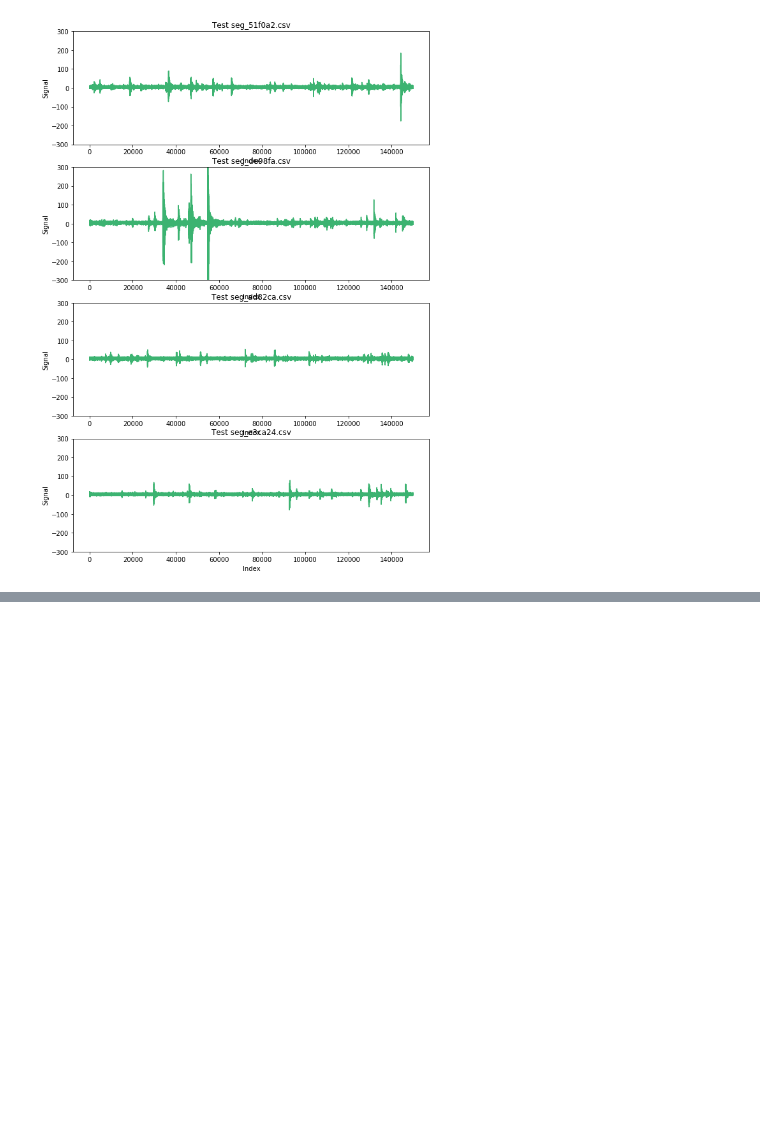
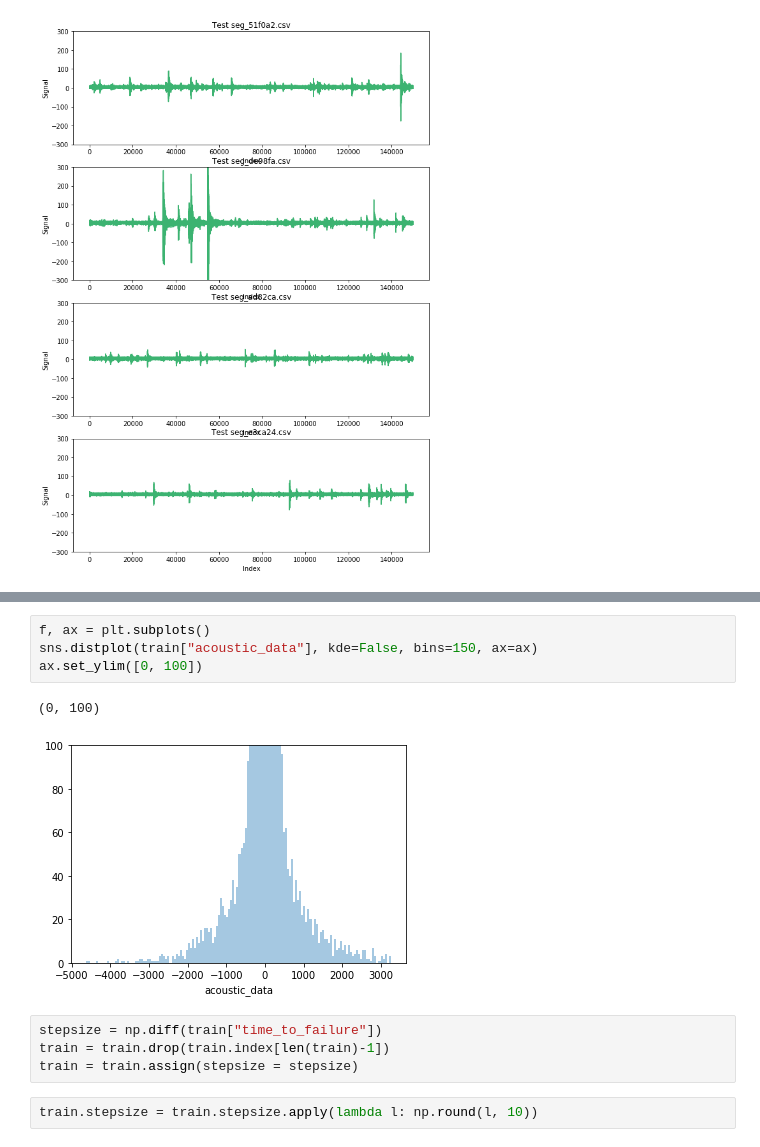
Before and after one commit to sbussmann/earthquake-prediction, a Jupyter notebook: notebooks/1.0-rsb-initial-data-exploration.ipynb, the cells around one changed output, grey strips where cells are left out. Drawn from its saved outputs; the diff is of its cells as text; blank space fills up the shorter version.

```diff
--- a/notebooks/1.0-rsb-initial-data-exploration.ipynb
+++ b/notebooks/1.0-rsb-initial-data-exploration.ipynb
@@ -91,0 +122,13 @@ for n in range(4):
+# %%
+f, ax = plt.subplots()
+sns.distplot(train["acoustic_data"], kde=False, bins=150, ax=ax)
+ax.set_ylim([0, 100])
+# %% [output]
+(0, 100)
+[figure, added]
+# %%
+stepsize = np.diff(train["time_to_failure"])
+train = train.drop(train.index[len(train)-1])
+train = train.assign(stepsize = stepsize)
+# %%
+train.stepsize = train.stepsize.apply(lambda l: np.round(l, 10))
```
Also changed, not shown: parts of 7 cells of this notebook.
